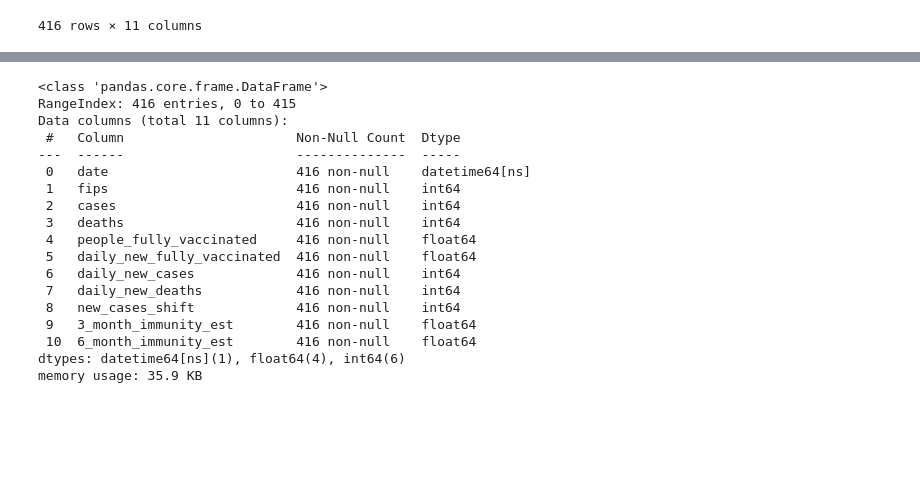
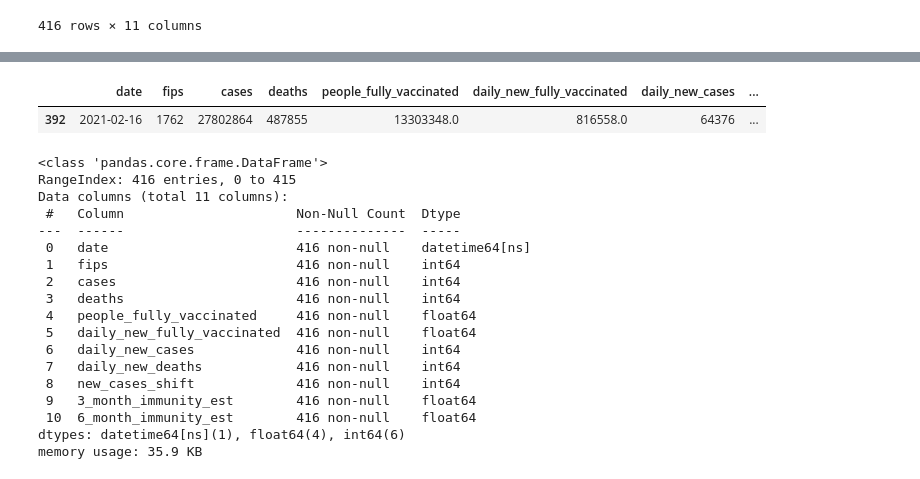
Before and after one commit to CCom20/covid-ml-application, a Jupyter notebook: notebooks/data_cleaning_notebook.ipynb, the cells around one changed output, grey strips where cells are left out. Drawn from its saved outputs; the diff is of its cells as text; code cells hidden in the pictures; blank space fills up the shorter version.

```diff
--- a/notebooks/data_cleaning_notebook.ipynb
+++ b/notebooks/data_cleaning_notebook.ipynb
@@ -377,3 +389,8 @@ daily_new_cases_df
+# %%
+daily_new_cases_df[daily_new_cases_df["date"] == dt.datetime(2021, 2, 16)]
+# %% [output]
+|  | date | fips | cases | deaths | people_fully_vaccinated | daily_new_fully_vaccinated | daily_new_cases | ... |
+| 392 | 2021-02-16 | 1762 | 27802864 | 487855 | 13303348.0 | 816558.0 | 64376 | ... |
 # %%
 daily_new_cases_df.info()
 # %% [output]
```
Also changed, not shown: parts of 4 cells of this notebook, 3 other files.
